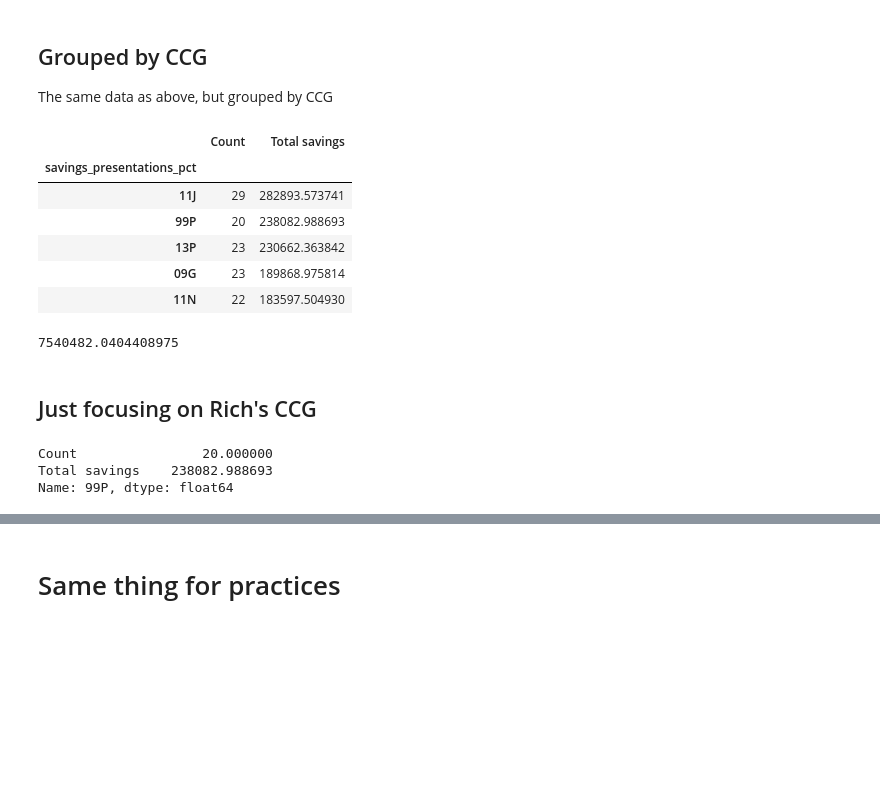
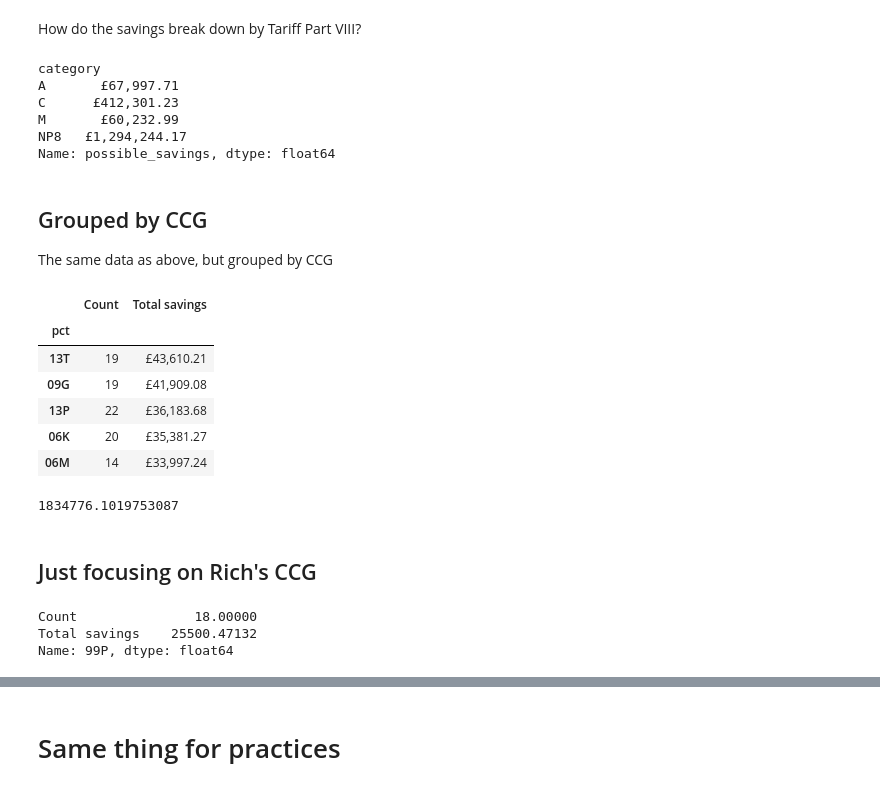
Before and after one commit to ebmdatalab/price-per-dose, a Jupyter notebook: Price per dose.ipynb, the cells around one changed output, grey strips where cells are left out. Drawn from its saved outputs; the diff is of its cells as text; code cells hidden in the pictures; blank space fills up the shorter version.

```diff
--- a/Price per dose.ipynb
+++ b/Price per dose.ipynb
@@ -5,5 +5,9 @@ import pandas as pd
 import seaborn as sns
 import matplotlib.pyplot as plt
 reload(price_utils)
+pd.options.display.float_format = '£{:,.2f}'.format
+
+
+month = '2016-09-01'
 # %% [output]
 Populating the interactive namespace from numpy and matplotlib
@@ -19,5 +22,5 @@ The following is sorted by possible savings at the top decile.
 # %%
-top_1000_ccg = price_utils.get_savings(group_by='pct')
+top_1000_ccg = price_utils.get_savings(group_by='ccg', month=month)
 # %%
 top_1000_ccg.head()
 # %% [output]
@@ -30,29 +33,43 @@ top_1000_ccg.head()
+# %% [markdown]
+How do the savings break down by Tariff Part VIII?
+# %%
+
+top_1000_ccg.groupby('category')['possible_savings'].sum()
+
+#.loc[:,('one','second')]
+# %% [output]
+category
+A       £67,997.71
+C      £412,301.23
+M       £60,232.99
+NP8   £1,294,244.17
+Name: possible_savings, dtype: float64
 # %% [markdown]
 ## Grouped by CCG
 
 The same data as above, but grouped by CCG
 # %%
-by_ccg = top_1000_ccg.groupby('savings_presentations_pct')['savings_possible_savings'] \
+by_ccg = top_1000_ccg.groupby('pct')['possible_savings'] \
   .agg({'Count': 'count', 'Total savings': 'sum'}).sort_values('Total savings', ascending=False)
 by_ccg.head()
 # %% [output]
 |  | Count | Total savings |
-| savings_presentations_pct |  |  |
-| 11J | 29 | 282893.573741 |
-| 99P | 20 | 238082.988693 |
-| 13P | 23 | 230662.363842 |
-| 09G | 23 | 189868.975814 |
-| 11N | 22 | 183597.504930 |
+| pct |  |  |
+| 13T | 19 | £43,610.21 |
+| 09G | 19 | £41,909.08 |
+| 13P | 22 | £36,183.68 |
+| 06K | 20 | £35,381.27 |
+| 06M | 14 | £33,997.24 |
 # %%
 by_ccg['Total savings'].sum()
 # %% [output]
-7540482.0404408975
+1834776.1019753087
 # %% [markdown]
 ## Just focusing on Rich's CCG
 # %%
 by_ccg.loc('savings_presentations_pct')['99P']
 # %% [output]
-Count                20.000000
-Total savings    238082.988693
+Count               18.00000
+Total savings    25500.47132
 Name: 99P, dtype: float64
 # %%
```
Also changed, not shown: parts of 30 cells of this notebook.
